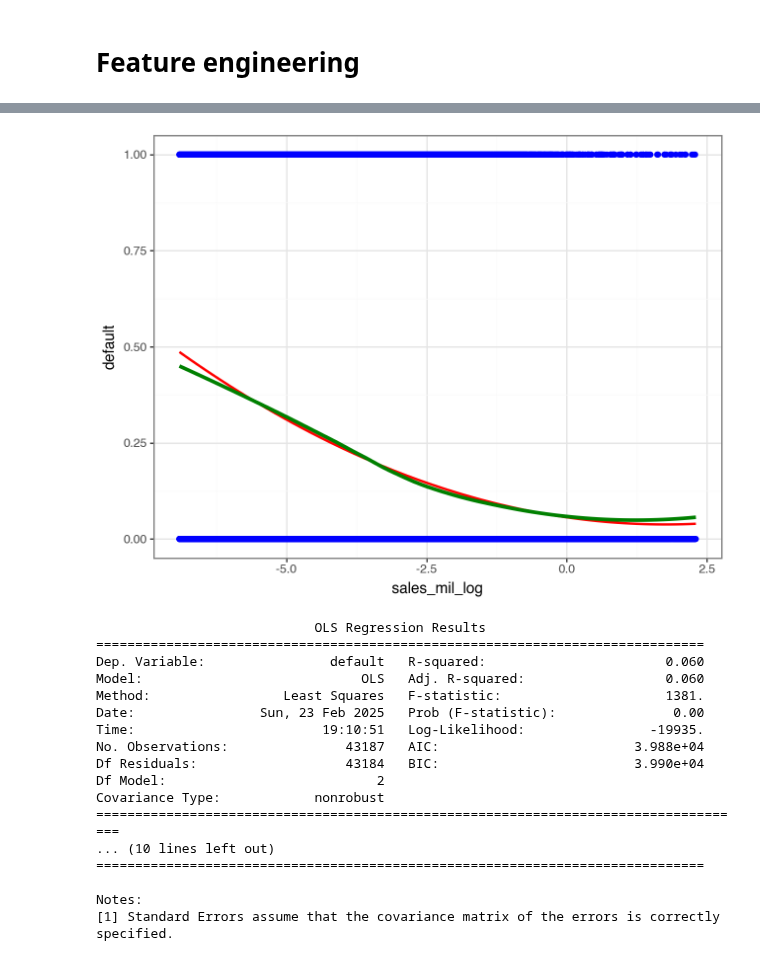
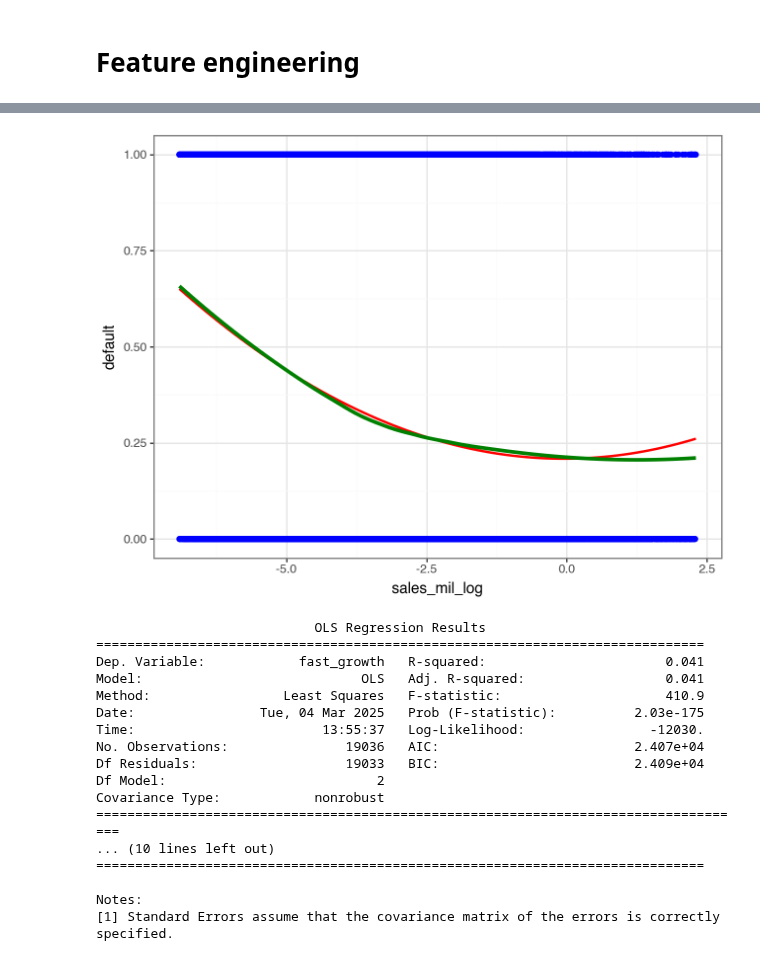
Before and after one commit to ghadena/DA3, a Jupyter notebook: assignment_2/ch17-firm-exit-data-prep.ipynb, the cells around one changed output, grey strips where cells are left out. Cells and saved outputs as stored; diff of their text form; code cells hidden in the pictures.

Commit message:
recleaned the data and redid label engineering, deleted unnessary

```diff
--- a/assignment_2/ch17-firm-exit-data-prep.ipynb
+++ b/assignment_2/ch17-firm-exit-data-prep.ipynb
@@ -133,17 +152,0 @@ data["d1_sales_mil_log"] = data["sales_mil_log"] - data.groupby("comp_id")[
-# %%
-# replace w 0 for new firms + add dummy to capture it
-data["age"] = np.where(
-    data["year"] - data["founded_year"] < 0, 0, data["year"] - data["founded_year"]
-)
-data["new"] = np.where(
-    ((data["age"] <= 1) | (data["balsheet_notfullyear"] == 1)),
-    1,
-    (np.where(data["age"].isna(), np.nan, 0)),
-)
-data["d1_sales_mil_log"] = np.where(
-    data["new"] == 1, 0, np.where(data["new"].isna(), np.nan, data["d1_sales_mil_log"])
-)
-data["new"] = np.where(data["d1_sales_mil_log"].isna(), 1, data["new"])
-data["d1_sales_mil_log"] = np.where(
-    data["d1_sales_mil_log"].isna(), 0, data["d1_sales_mil_log"]
-)
@@ -163,7 +154,7 @@ Name: new, dtype: float64
 # Sample design
 # %%
 # look at cross section
-data = data.query("year==2012 or year ==2013 & status_alive == 1")
+data = data.query("year==2012")
 # look at firms below 10m euro revenues and above 1000 euros
 data = data.query("sales_mil<=10 & sales_mil>=0.001")
 # %%
@@ -200,8 +190,8 @@ data.to_csv(path + "/firm_exit.csv", index=False)
 # %% [markdown]
 # Feature engineering
 # %%
-current_csv_path = os.path.join(path, "firm_exit.csv")
-data = pd.read_csv(current_csv_path)
+# current_csv_path = os.path.join(path, "firm_exit.csv")
+# data = pd.read_csv(current_csv_path)
 # %%
 # change some industry category codes
 data["ind2_cat"] = data["ind2"].copy()
@@ -443,8 +441,6 @@ data = data.drop(["labor_avg"], axis=1)
 # create category type variables
 data["urban_m"] = data["urban_m"].astype("category")
 data["ind2_cat"] = data["ind2_cat"].astype("category")
-data["default_f"] = data["default"].astype("category")
-data["default_f"] = data["default_f"].cat.rename_categories(["no_default", "default"])
 # %%
 ########################################################################
 # sales
@@ -453,30 +449,30 @@ data["sales_mil_log_sq"] = data["sales_mil_log"] ** 2
 # %%
 color = ['blue', 'red', 'green']
 
 (
-    ggplot(data, aes(x="sales_mil_log", y="default"))
+    ggplot(data, aes(x="sales_mil_log", y="fast_growth"))
     + geom_point(color=color[0])
     + geom_smooth(method="lm", formula="y ~ x + I(x**2)", color=color[1], se=False)
     + geom_smooth(method="loess", color=color[2], se=False, size=1.5, span=0.9)
     + labs(x="sales_mil_log", y="default")
     + theme_bw()
 )
 # %% [output]
-[figure, old version]
+[figure, new version]
 # %%
 # Linear regressions
-ols_s = smf.ols("default ~ sales_mil_log + sales_mil_log_sq", data=data).fit()
+ols_s = smf.ols("fast_growth ~ sales_mil_log + sales_mil_log_sq", data=data).fit()
 print(ols_s.summary())
 # %% [output]
                             OLS Regression Results
 ==============================================================================
-Dep. Variable:                default   R-squared:                       0.060
-Model:                            OLS   Adj. R-squared:                  0.060
-Method:                 Least Squares   F-statistic:                     1381.
-Date:                Sun, 23 Feb 2025   Prob (F-statistic):               0.00
-Time:                        19:10:51   Log-Likelihood:                -19935.
-No. Observations:               43187   AIC:                         3.988e+04
-Df Residuals:                   43184   BIC:                         3.990e+04
+Dep. Variable:            fast_growth   R-squared:                       0.041
+Model:                            OLS   Adj. R-squared:                  0.041
+Method:                 Least Squares   F-statistic:                     410.9
+Date:                Tue, 04 Mar 2025   Prob (F-statistic):          2.03e-175
+Time:                        13:55:37   Log-Likelihood:                -12030.
+No. Observations:               19036   AIC:                         2.407e+04
+Df Residuals:                   19033   BIC:                         2.409e+04
 Df Model:                           2
 Covariance Type:            nonrobust
 ====================================================================================
```
Also changed, not shown: parts of 40 cells of this notebook, 3 other files.
